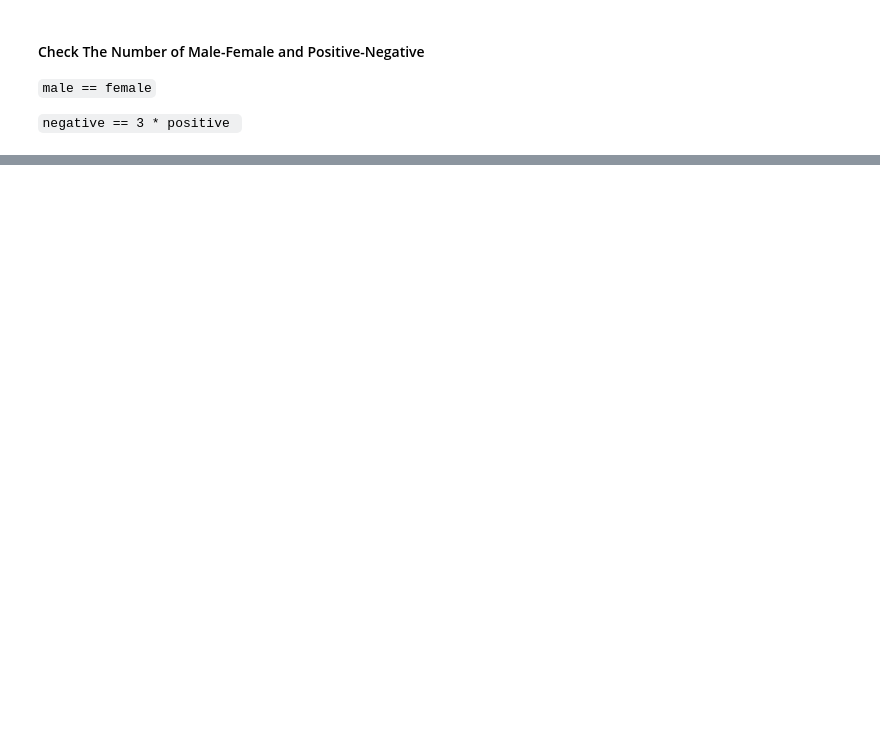
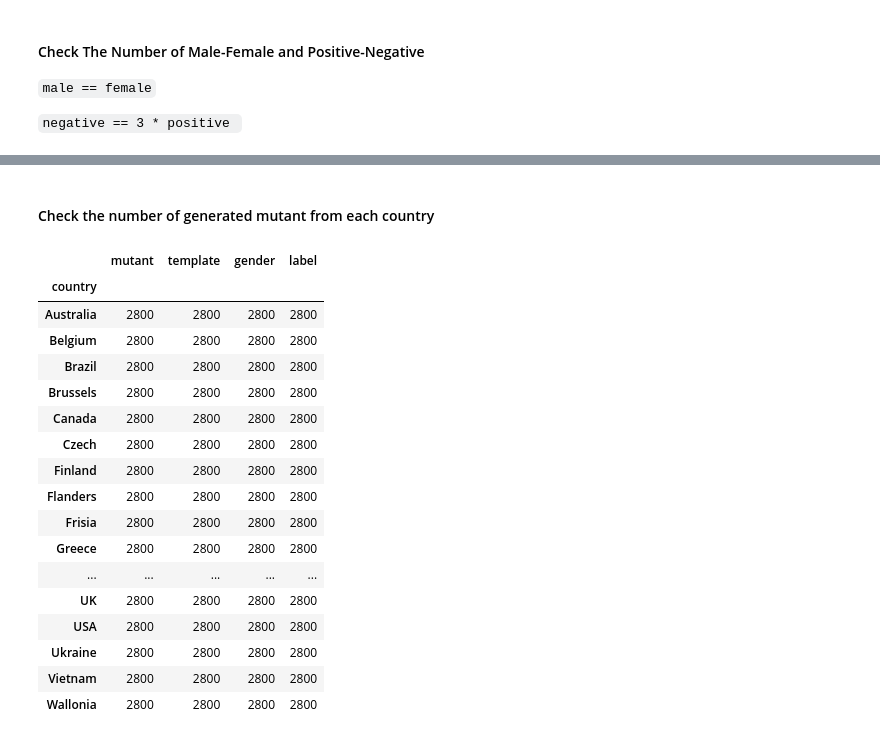
Before and after one commit to soarsmu/BiasFinder, a Jupyter notebook: codes/mutant-generation-using-EEC-template.ipynb, the cells around one changed output, grey strips where cells are left out. Saved outputs shown, nothing was run; the diff lists cells and outputs as text; code cells hidden in the pictures; blank space fills up the shorter version.

Commit message:
generate mutant based on gender

```diff
--- a/codes/mutant-generation-using-EEC-template.ipynb
+++ b/codes/mutant-generation-using-EEC-template.ipynb
@@ -159,0 +179,3 @@ df
+# %%
+gc = pd.read_csv("../data/gc_name/data.csv")
+gc
@@ -159,0 +196,3 @@ df
+# %%
+gcm = gc[gc["Gender"] == "male"]
+gcf = gc[gc["Gender"] == "female"]
@@ -159,0 +201,37 @@ df
+# %%
+mutant = []
+original = []
+gender = []
+label = []
+country = []
+
+# generate male data
+for index, rows in tm.iterrows() :
+    _t = rows["template"]
+    _g = rows["gender"]
+    _l = rows["label"]
+    for index2, rows2 in gcm.iterrows() :
+        name = rows2["Name"]
+        c = rows2["Country"]
+        original.append(_t)
+        gender.append(_g)
+        label.append(_l)
+        country.append(c)
+        mutant.append(_t.replace("<Person>", name))
+
+# generate female data
+for index, rows in tf.iterrows() :
+    _t = rows["template"]
+    _g = rows["gender"]
+    _l = rows["label"]
+    for index2, rows2 in gcf.iterrows() :
+        name = rows2["Name"]
+        c = rows2["Country"]
+        original.append(_t)
+        gender.append(_g)
+        label.append(_l)
+        country.append(c)
+        mutant.append(_t.replace("<Person>", name))
+# %%
+df = pd.DataFrame(data={"mutant": mutant, "template": original, "gender": gender, "label" : label, "country" : country})
+df
@@ -159,0 +252,23 @@ df
+# %% [markdown]
+#### Check the number of generated mutant from each country
+# %%
+df.groupby("country").count()
+# %% [output]
+|  | mutant | template | gender | label |
+| country |  |  |  |  |
+| Australia | 2800 | 2800 | 2800 | 2800 |
+| Belgium | 2800 | 2800 | 2800 | 2800 |
+| Brazil | 2800 | 2800 | 2800 | 2800 |
+| Brussels | 2800 | 2800 | 2800 | 2800 |
+| Canada | 2800 | 2800 | 2800 | 2800 |
+| Czech | 2800 | 2800 | 2800 | 2800 |
+| Finland | 2800 | 2800 | 2800 | 2800 |
+| Flanders | 2800 | 2800 | 2800 | 2800 |
+| Frisia | 2800 | 2800 | 2800 | 2800 |
+| Greece | 2800 | 2800 | 2800 | 2800 |
+| ... | ... | ... | ... | ... |
+| UK | 2800 | 2800 | 2800 | 2800 |
+| USA | 2800 | 2800 | 2800 | 2800 |
+| Ukraine | 2800 | 2800 | 2800 | 2800 |
+| Vietnam | 2800 | 2800 | 2800 | 2800 |
+| Wallonia | 2800 | 2800 | 2800 | 2800 |
```
Also changed, not shown: parts of 16 cells of this notebook.
